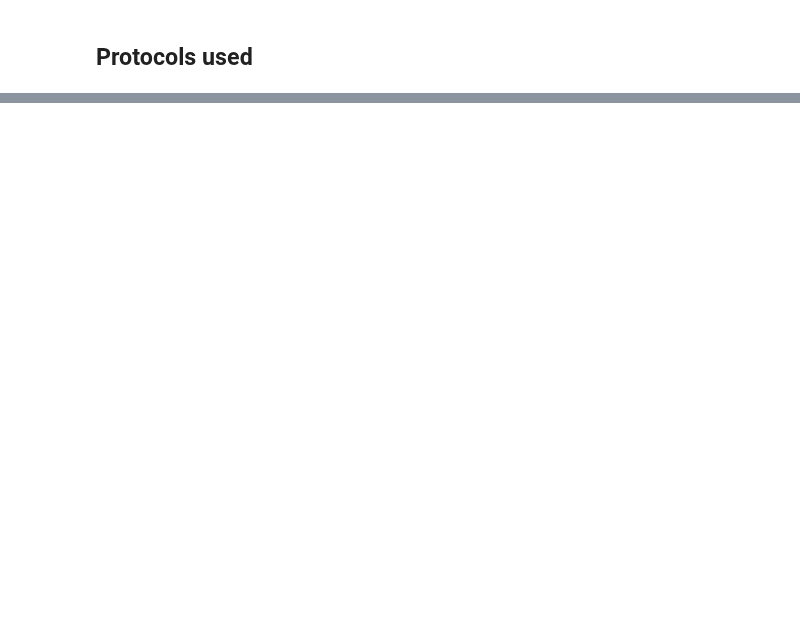
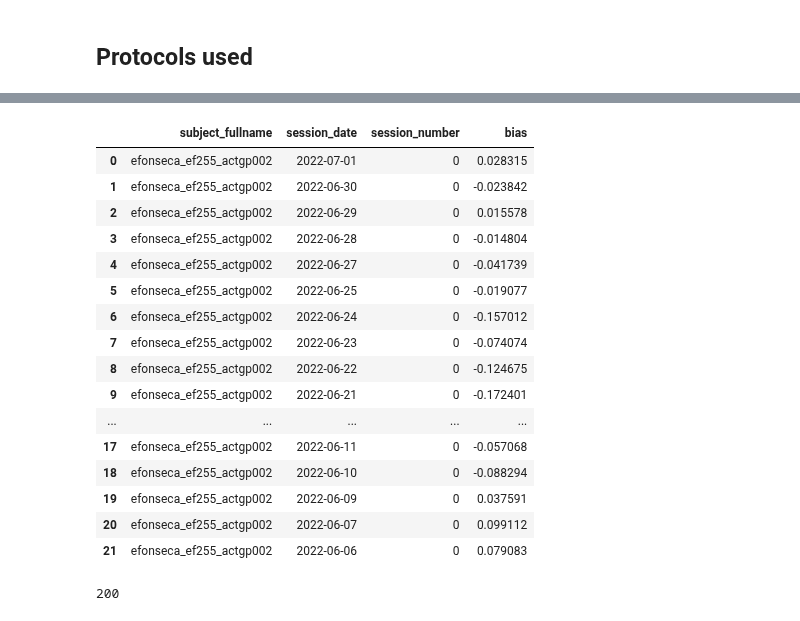
Before and after one commit to BrainCOGS/U19-pipeline-python, a Jupyter notebook: notebooks/numtrials_and_bias_check.ipynb, the cells around one changed output, grey strips where cells are left out. Cells and saved outputs as stored; diff of their text form; code cells hidden in the pictures; blank space fills up the shorter version.

```diff
--- a/notebooks/numtrials_and_bias_check.ipynb
+++ b/notebooks/numtrials_and_bias_check.ipynb
@@ -22,3 +22,4 @@ Local configuration file found !!, no need to run the configuration (unless conf
 utility.basic_dj_configuration(dj)
 dj.conn()
 acquisition = dj.create_virtual_module('acquisition', 'u19_acquisition')
+behavior = dj.create_virtual_module('behavior', 'u19_behavior')
@@ -219,0 +180,52 @@ session_p_df
+# %%
+sort_columns = ['subject_fullname', 'session_date', 'session_number', 'block', 'trial_idx']
+session_columns = ['subject_fullname', 'session_date', 'session_number']
+trials_df = trials_df.sort_values(by=sort_columns, ascending=[True, False, False, True, True])
+trials_df = trials_df.reset_index(drop=True)
+
+
+# Correct trials, correct to left and correct to right
+trials_df['left_trial']    = (trials_df['trial_type'] == 'L').astype(int)
+trials_df['right_trial']    = (trials_df['trial_type'] == 'R').astype(int)
+
+trials_df['cum_left_trials'] = trials_df.groupby(['subject_fullname', 'session_date', 'session_number'])['left_trial'].cumsum()
+trials_df['cum_right_trials'] = trials_df.groupby(['subject_fullname', 'session_date', 'session_number'])['right_trial'].cumsum()
+
+trials_df['correct_trial'] = (trials_df['trial_type'] == trials_df['choice']).astype(int)
+trials_df['correct_left']  = ((trials_df['correct_trial'] == 1) & (trials_df['trial_type'] == 'L')).astype(int)
+trials_df['correct_right'] = ((trials_df['correct_trial'] == 1) & (trials_df['trial_type'] == 'R')).astype(int)
+
+trials_df['cum_correct_trials'] = trials_df.groupby(['subject_fullname', 'session_date', 'session_number'])['correct_trial'].cumsum()
+trials_df['cum_correct_left_trials'] = trials_df.groupby(['subject_fullname', 'session_date', 'session_number'])['correct_left'].cumsum()
+trials_df['cum_correct_right_trials'] = trials_df.groupby(['subject_fullname', 'session_date', 'session_number'])['correct_right'].cumsum()
+
+trials_df = trials_df.loc[~trials_df.duplicated(subset=session_columns, keep='last'), :]
+trials_df = trials_df.reset_index(drop=True)
+
+trials_df['bias'] = (trials_df['cum_correct_right_trials'] / trials_df['cum_right_trials']) - (trials_df['cum_correct_left_trials'] / trials_df['cum_left_trials'])
+
+bias_df = trials_df[session_columns + ['bias']]
+
+bias_df
+# %% [output]
+|  | subject_fullname | session_date | session_number | bias |
+| 0 | efonseca_ef255_actgp002 | 2022-07-01 | 0 | 0.028315 |
+| 1 | efonseca_ef255_actgp002 | 2022-06-30 | 0 | -0.023842 |
+| 2 | efonseca_ef255_actgp002 | 2022-06-29 | 0 | 0.015578 |
+| 3 | efonseca_ef255_actgp002 | 2022-06-28 | 0 | -0.014804 |
+| 4 | efonseca_ef255_actgp002 | 2022-06-27 | 0 | -0.041739 |
+| 5 | efonseca_ef255_actgp002 | 2022-06-25 | 0 | -0.019077 |
+| 6 | efonseca_ef255_actgp002 | 2022-06-24 | 0 | -0.157012 |
+| 7 | efonseca_ef255_actgp002 | 2022-06-23 | 0 | -0.074074 |
+| 8 | efonseca_ef255_actgp002 | 2022-06-22 | 0 | -0.124675 |
+| 9 | efonseca_ef255_actgp002 | 2022-06-21 | 0 | -0.172401 |
+| ... | ... | ... | ... | ... |
+| 17 | efonseca_ef255_actgp002 | 2022-06-11 | 0 | -0.057068 |
+| 18 | efonseca_ef255_actgp002 | 2022-06-10 | 0 | -0.088294 |
+| 19 | efonseca_ef255_actgp002 | 2022-06-09 | 0 | 0.037591 |
+| 20 | efonseca_ef255_actgp002 | 2022-06-07 | 0 | 0.099112 |
+| 21 | efonseca_ef255_actgp002 | 2022-06-06 | 0 | 0.079083 |
+# %%
+pd.options.display.max_rows
+# %% [output]
+200
```
Also changed, not shown: parts of 14 cells of this notebook, 10 other files.
